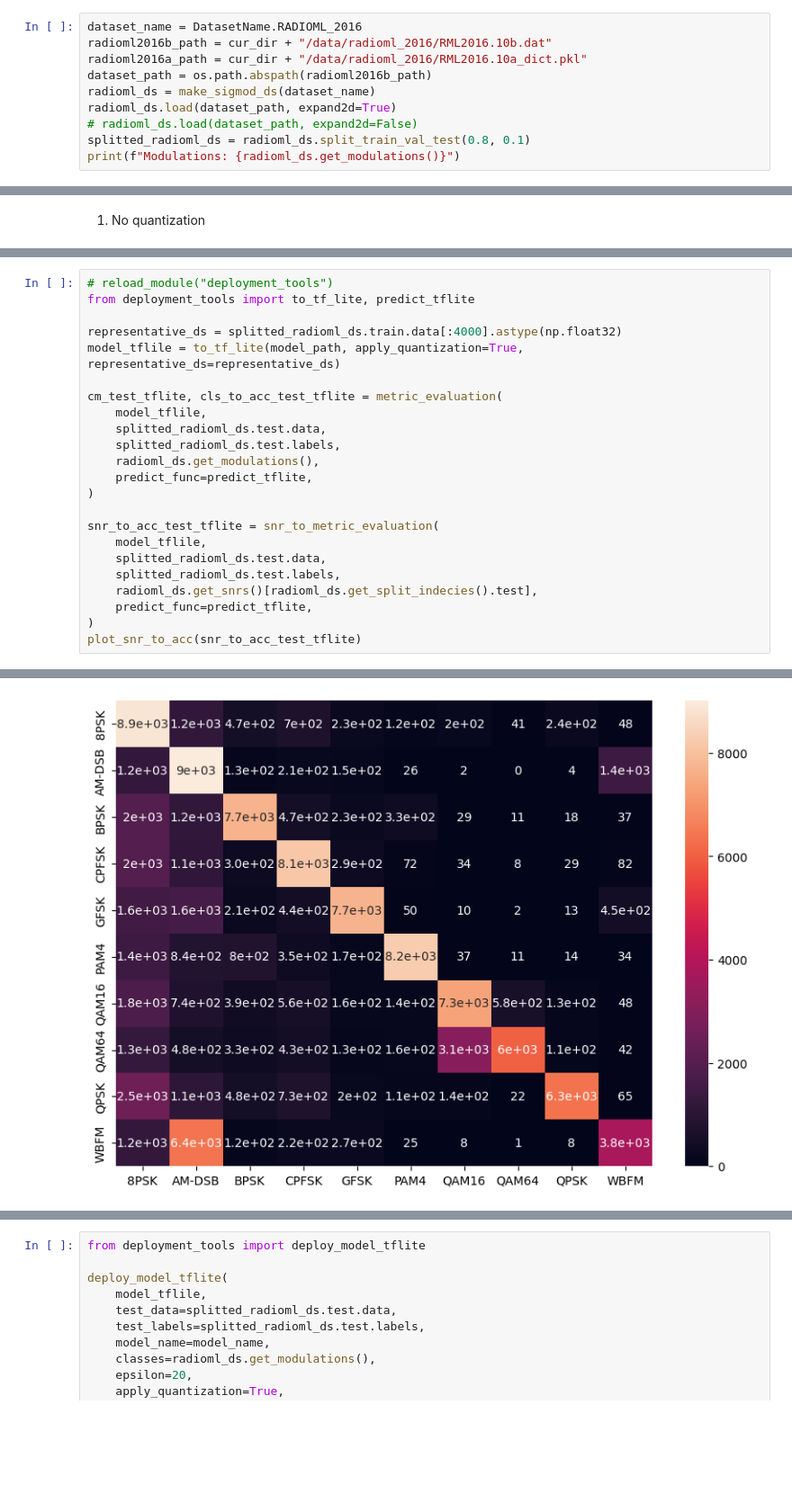
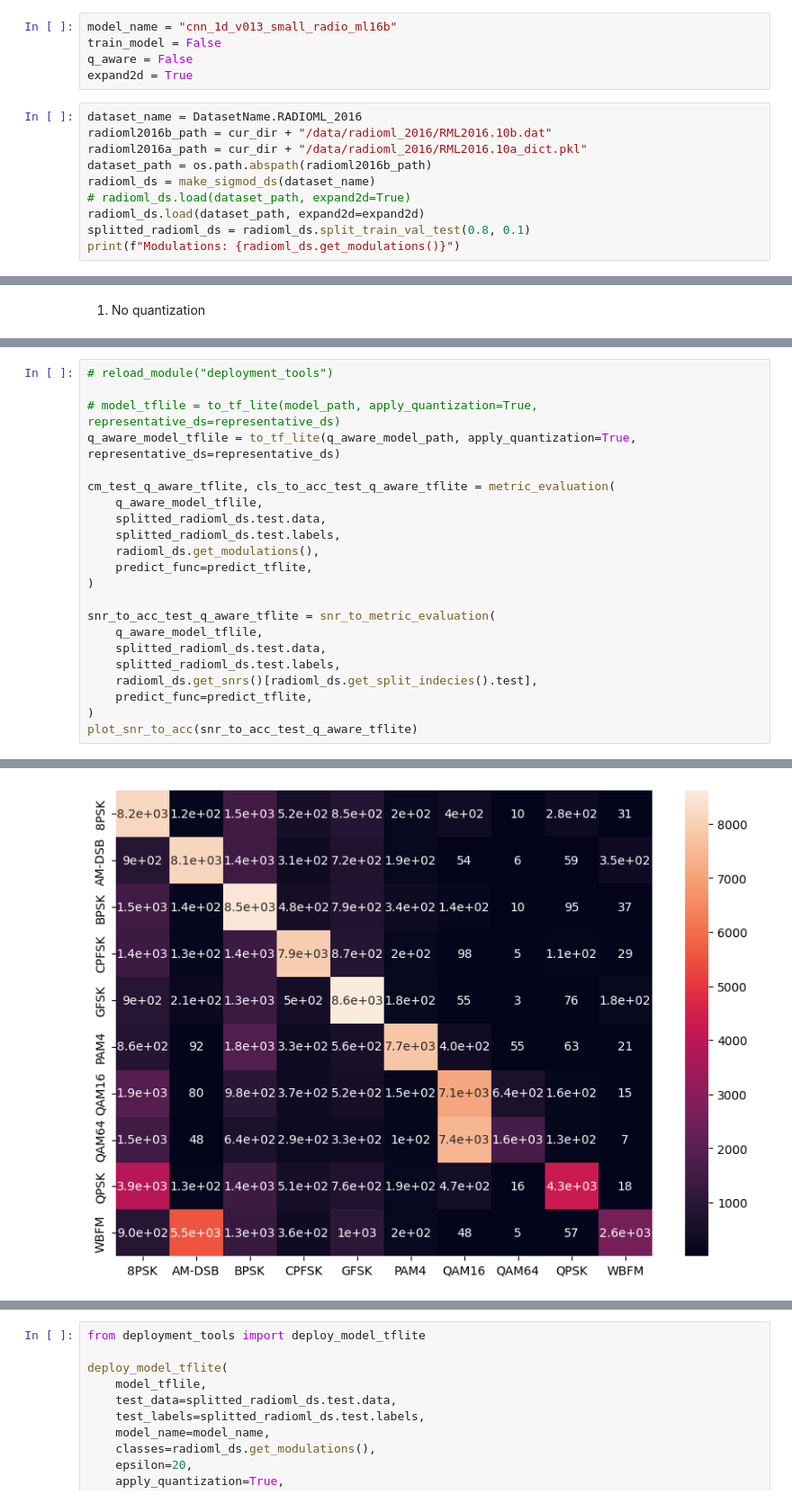
Before and after one commit to Pavlik1400/RISC-V-SIMD-extension-for-the-AI-workload, a Jupyter notebook: models/experiments/cnn_radioml_q_aware.ipynb, the cells around one changed output, grey strips where cells are left out. Shown at 90% size. Drawn from its saved outputs; the diff is of its cells as text; blank space fills up the shorter version.

```diff
--- a/models/experiments/cnn_radioml_q_aware.ipynb
+++ b/models/experiments/cnn_radioml_q_aware.ipynb
@@ -15,14 +20,19 @@ set_seed(1234)
 # %% [markdown]
 # Dataset
 Create and load dataset. Split dataset into train-validation-test with 0.8, 0.1, 0.1 percentages
+# %%
+model_name = "cnn_1d_v013_small_radio_ml16b"
+train_model = False
+q_aware = False
+expand2d = True
 # %%
 dataset_name = DatasetName.RADIOML_2016
 radioml2016b_path = cur_dir + "/data/radioml_2016/RML2016.10b.dat"
 radioml2016a_path = cur_dir + "/data/radioml_2016/RML2016.10a_dict.pkl"
 dataset_path = os.path.abspath(radioml2016b_path)
 radioml_ds = make_sigmod_ds(dataset_name)
-radioml_ds.load(dataset_path, expand2d=True)
-# radioml_ds.load(dataset_path, expand2d=False)
+# radioml_ds.load(dataset_path, expand2d=True)
+radioml_ds.load(dataset_path, expand2d=expand2d)
 splitted_radioml_ds = radioml_ds.split_train_val_test(0.8, 0.1)
 print(f"Modulations: {radioml_ds.get_modulations()}")
 # %% [output]
@@ -383,24 +523,23 @@ from evaluation.metric_evaluation import metric_evaluation, snr_to_metric_evalua
 # %%
 # reload_module("deployment_tools")
-from deployment_tools import to_tf_lite, predict_tflite
 
-representative_ds = splitted_radioml_ds.train.data[:4000].astype(np.float32)
-model_tflile = to_tf_lite(model_path, apply_quantization=True, representative_ds=representative_ds)
+# model_tflile = to_tf_lite(model_path, apply_quantization=True, representative_ds=representative_ds)
+q_aware_model_tflile = to_tf_lite(q_aware_model_path, apply_quantization=True, representative_ds=representative_ds)
 
-cm_test_tflite, cls_to_acc_test_tflite = metric_evaluation(
-    model_tflile,
+cm_test_q_aware_tflite, cls_to_acc_test_q_aware_tflite = metric_evaluation(
+    q_aware_model_tflile,
     splitted_radioml_ds.test.data,
     splitted_radioml_ds.test.labels,
     radioml_ds.get_modulations(),
     predict_func=predict_tflite,
 )
 
-snr_to_acc_test_tflite = snr_to_metric_evaluation(
-    model_tflile,
+snr_to_acc_test_q_aware_tflite = snr_to_metric_evaluation(
+    q_aware_model_tflile,
     splitted_radioml_ds.test.data,
     splitted_radioml_ds.test.labels,
     radioml_ds.get_snrs()[radioml_ds.get_split_indecies().test],
     predict_func=predict_tflite,
 )
-plot_snr_to_acc(snr_to_acc_test_tflite)
+plot_snr_to_acc(snr_to_acc_test_q_aware_tflite)
 # %% [output]
@@ -434 +572 @@ WBFM test accuracy: 0.3128482328482328
-[figure, old version]
+[figure, new version]
```
Also changed, not shown: parts of 18 cells of this notebook, 17 other files.
